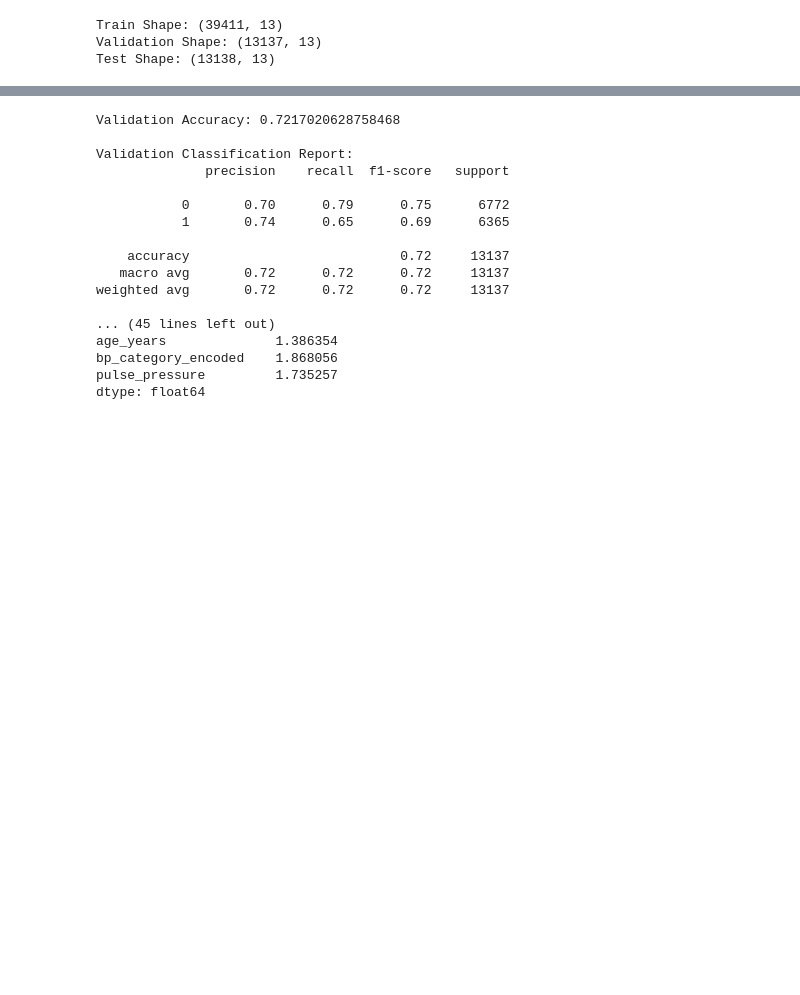
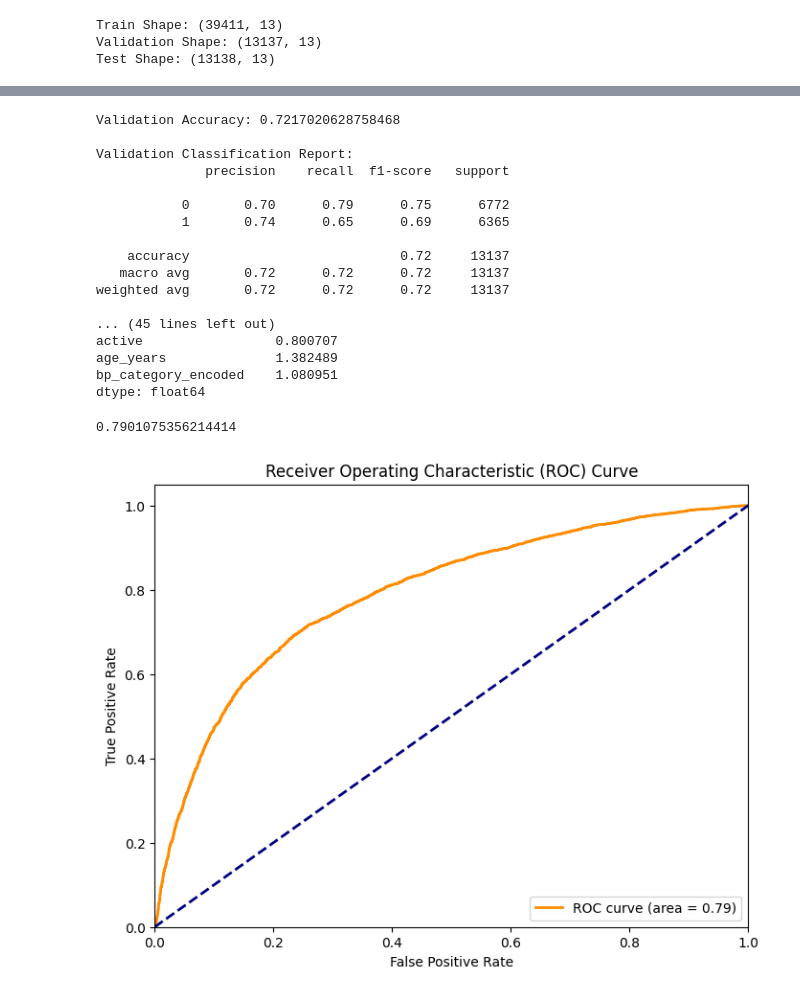
Before and after one commit to Timothyng28/Cardio-Prediction-Model, a Jupyter notebook: model.ipynb, the cells around one changed output, grey strips where cells are left out. Saved outputs shown, nothing was run; the diff lists cells and outputs as text; code cells hidden in the pictures; blank space fills up the shorter version.

Commit message:
Update to add ap_hi in models

```diff
--- a/model.ipynb
+++ b/model.ipynb
@@ -747,7 +732,7 @@ datapp.head()
 # %%
 from sklearn.model_selection import train_test_split
 
-X = datapp.drop(columns=['cardio'])  # Drop the target column
+X = datapp.drop(columns=['cardio', 'ap_lo'])  # Drop the target column
 y = datapp['cardio']  # Keep only the target column
 
 # 60/20/20 train/val/test split
@@ -799,7 +784,7 @@ from sklearn.metrics import classification_report, accuracy_score
 import statsmodels.api as sm
 
 
-data_manual_modelpp = datapp.drop(columns=['height', 'gender', 'smoke', 'alco','ap_hi','ap_lo'])
+data_manual_modelpp = datapp.drop(columns=['height', 'gender', 'smoke', 'alco','pulse_pressure','ap_lo'])
 
 # Train the logistic regression model using scikit-learn on the training set
 manual_modelpp = LogisticRegression()
@@ -819,7 +804,7 @@ print(classification_report(y_test, manual_y_test_predpp))
 
 # ----- Statsmodels: ANOVA-like table and Odds Ratios on Test Set -----
 
-X_test_manualpp = X_test.drop(columns=['height', 'gender', 'smoke', 'alco','ap_hi','ap_lo']).reset_index(drop=True)
+X_test_manualpp = X_test.drop(columns=['height', 'gender', 'smoke', 'alco','pulse_pressure','ap_lo']).reset_index(drop=True)
 y_test_resetpp = y_test.reset_index(drop=True)
 
 # Add a constant (intercept) term to the test set predictors
@@ -851,7 +836,35 @@ Validation Classification Report:
 weighted avg       0.72      0.72      0.72     13137
 
 ... (45 lines left out)
-age_years              1.386354
-bp_category_encoded    1.868056
-pulse_pressure         1.735257
+active                 0.800707
+age_years              1.382489
+bp_category_encoded    1.080951
 dtype: float64
+# %%
+from sklearn.metrics import roc_curve, auc
+# ---- Plot ROC Curve for the scikit-learn Logistic Regression Model ----
+
+# Get predicted probabilities for the positive class using the scikit-learn model
+y_proba = manual_modelpp.predict_proba(X_test)[:, 1]
+
+# Compute the false positive rate, true positive rate, and thresholds
+fpr, tpr, thresholds = roc_curve(y_test, y_proba)
+
+# Calculate the Area Under the Curve (AUC)
+roc_auc = auc(fpr, tpr)
+print(roc_auc)
+
+# Plot the ROC curve
+plt.figure(figsize=(8, 6))
+plt.plot(fpr, tpr, color='darkorange', lw=2, label='ROC curve (area = %0.2f)' % roc_auc)
+plt.plot([0, 1], [0, 1], color='navy', lw=2, linestyle='--')
+plt.xlim([0.0, 1.0])
+plt.ylim([0.0, 1.05])
+plt.xlabel('False Positive Rate')
+plt.ylabel('True Positive Rate')
+plt.title('Receiver Operating Characteristic (ROC) Curve')
+plt.legend(loc="lower right")
+plt.show()
+# %% [output]
+0.7901075356214414
+[figure, added]
```
Also changed, not shown: parts of 12 cells of this notebook.
